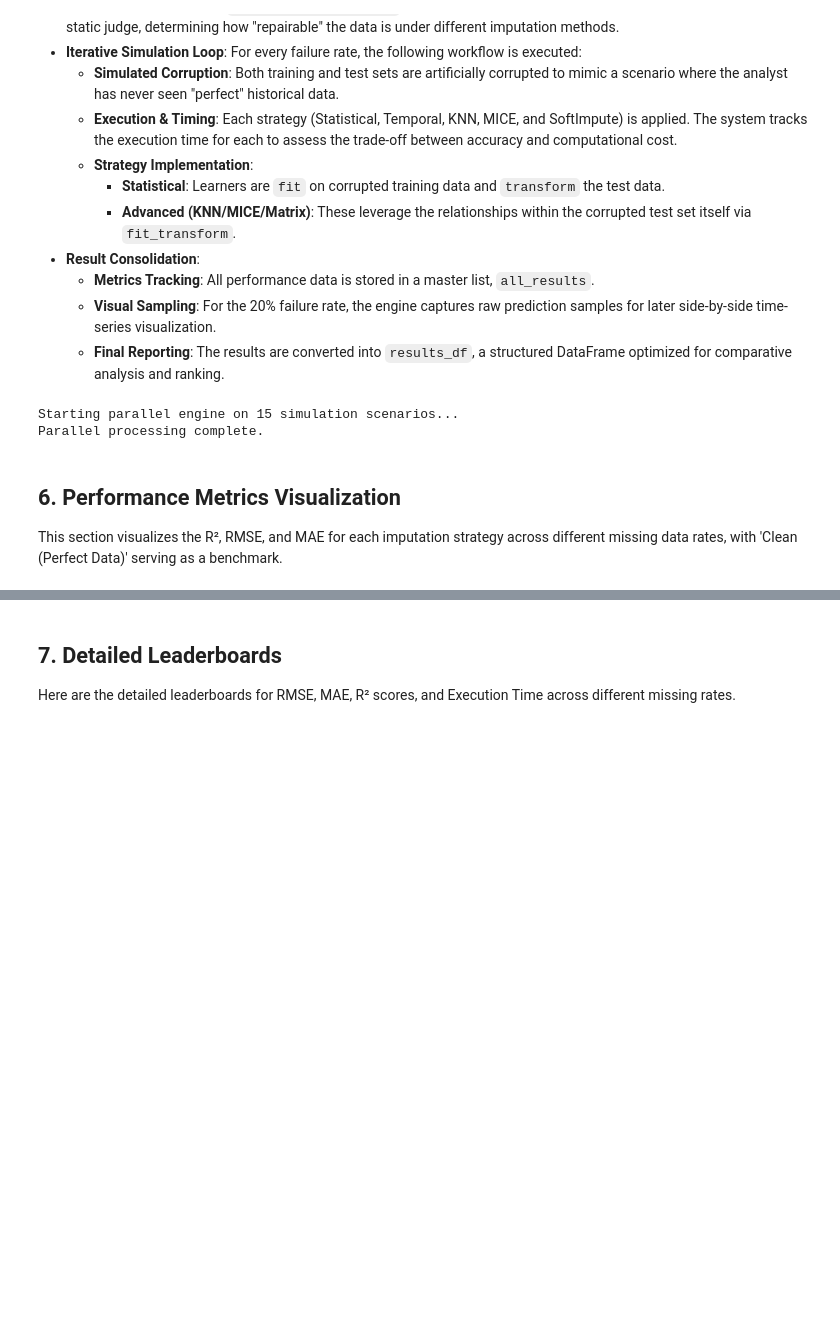
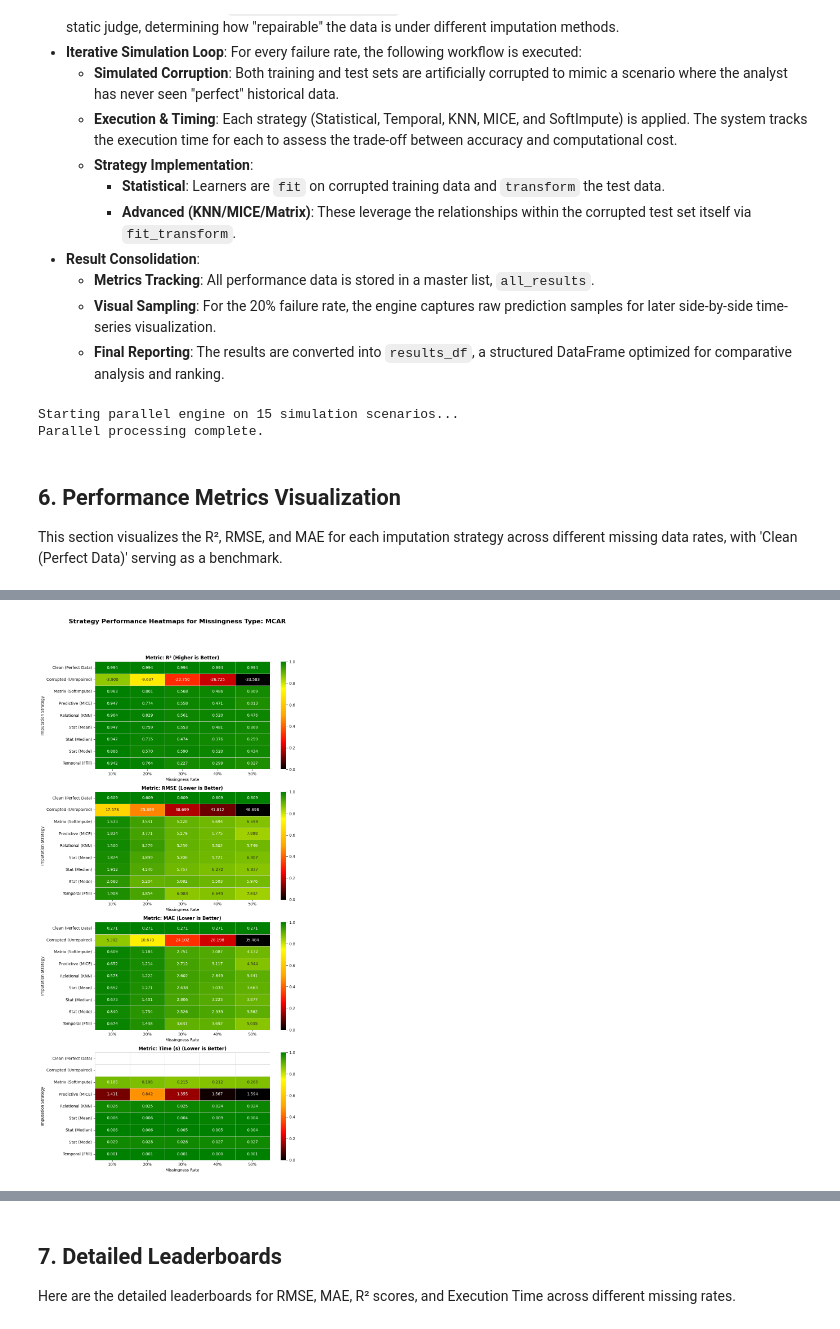
Before and after one commit to CarisR/CarisR, a Jupyter notebook: IoT_Sensor_Imputation_Benchmarking_2026.ipynb, the cells around one changed output, grey strips where cells are left out. Cells and saved outputs as stored; diff of their text form; code cells hidden in the pictures; blank space fills up the shorter version.

```diff
--- a/IoT_Sensor_Imputation_Benchmarking_2026.ipynb
+++ b/IoT_Sensor_Imputation_Benchmarking_2026.ipynb
@@ -449,0 +445,100 @@ plt.show()
+# %%
+import seaborn as sns
+import matplotlib.pyplot as plt
+import pandas as pd # Explicitly import pandas for pd.CategoricalIndex
+import numpy as np
+from matplotlib.colors import LinearSegmentedColormap
+
+def plot_expanded_heatmaps(df):
+    metrics_to_plot = {
+        'R²': {'higher_is_better': True},
+        'RMSE': {'higher_is_better': False},
+        'MAE': {'higher_is_better': False},
+        'Time (s)': {'higher_is_better': False}
+    }
+    missing_types = df['Type'].unique()
+
+    # Define custom colormaps based on Green for better, Black for worse
+    # For all metrics: Black (worst) -> Red -> Orange -> Yellow -> Green (best)
+    # The normalization ensures that 0 is always 'worst' and 1 is always 'best'.
+    custom_cmap = LinearSegmentedColormap.from_list("custom_gradient",
+                                                        ["black", "red", "orange", "yellow", "green"])
+
+    # Removed filtering of 'Clean (Perfect Data)' and 'Corrupted (Unrepaired)'
+    filtered_df = df.copy()
+
+    # Create a figure for each missingness type, containing subplots for each metric
+    for m_type in missing_types:
+        fig, axes = plt.subplots(len(metrics_to_plot), 1, figsize=(10, 5 * len(metrics_to_plot)))
+        fig.suptitle(f'Strategy Performance Heatmaps for Missingness Type: {m_type}', fontsize=16, fontweight='bold', y=1.02)
+        if len(metrics_to_plot) == 1: # Handle case of single subplot
+            axes = [axes]
+
+        for i, (metric, properties) in enumerate(metrics_to_plot.items()):
+            ax = axes[i]
+
+            # Filter for the current missingness type
+            type_filtered_df = filtered_df[filtered_df['Type'] == m_type]
+
+            # Pivot data: Strategy as index, Rate as columns, metric values
+            # Ensure 'Rate' column is sorted numerically for better visualization
+            pivot_data = type_filtered_df.pivot_table(index='Strategy', columns='Rate', values=metric, aggfunc='mean')
+            pivot_data.columns = pd.CategoricalIndex(pivot_data.columns, ordered=True, categories=sorted(pivot_data.columns, key=lambda x: int(x[:-1])))
+            pivot_data = pivot_data.sort_index(axis=1)
+
+            # Prepare data for annotation and normalization
+            annot_data = pivot_data.copy()
+            norm_data = pivot_data.copy()
+
+            # Special handling for 'Time (s)' to de-emphasize 'Clean' and 'Corrupted'
+            if metric == 'Time (s)':
+                imputation_strategies = pivot_data[~pivot_data.index.isin(['Clean (Perfect Data)', 'Corrupted (Unrepaired)'])]
+                if not imputation_strategies.empty:
+                    min_val = imputation_strategies.min().min()
+                    max_val = imputation_strategies.max().max()
+                else:
+                    min_val = 0
+                    max_val = 1 # Default if no imputation strategies exist
+
+                if max_val == min_val: # Avoid division by zero
+                    # If all imputation strategies have same time, set all to neutral
+                    norm_data = 0.5
+                else:
+                    # Normalize only imputation strategies based on their min/max
+                    if properties['higher_is_better']:
+                        norm_data[~norm_data.index.isin(['Clean (Perfect Data)', 'Corrupted (Unrepaired)'])] = \
+                            (norm_data[~norm_data.index.isin(['Clean (Perfect Data)', 'Corrupted (Unrepaired)'])] - min_val) / (max_val - min_val)
+                    else: # lower is better
+                        norm_data[~norm_data.index.isin(['Clean (Perfect Data)', 'Corrupted (Unrepaired)'])] = \
+                            (max_val - norm_data[~norm_data.index.isin(['Clean (Perfect Data)', 'Corrupted (Unrepaired)'])] ) / (max_val - min_val)
+
+                # Set 'Clean' and 'Corrupted' to NaN in normalized data for coloring, but keep annotation
+                norm_data.loc[['Clean (Perfect Data)', 'Corrupted (Unrepaired)'], :] = np.nan
+
+            else: # Standard normalization for other metrics
+                min_val = norm_data.min().min()
+                max_val = norm_data.max().max()
+
+                if min_val == max_val: # Avoid division by zero if all values are the same
+                    norm_data = 0.5 # Neutral color
+                elif properties['higher_is_better']:
+                    norm_data = (norm_data - min_val) / (max_val - min_val)
+                else: # lower is better
+                    norm_data = (max_val - norm_data) / (max_val - min_val)
+
+            # Use the single custom colormap as normalization ensures 0=worst, 1=best
+            cmap = custom_cmap
+
+            title_suffix = '(Higher is Better)' if properties['higher_is_better'] else '(Lower is Better)'
+            sns.heatmap(norm_data, annot=annot_data, fmt=".3f", cmap=cmap, cbar=True, ax=ax, linewidths=.5, linecolor='lightgray')
+            ax.set_title(f"Metric: {metric} {title_suffix}", fontweight='bold')
+            ax.set_xlabel("Missingness Rate")
+            ax.set_ylabel("Imputation Strategy")
+
+        plt.tight_layout(rect=[0, 0.03, 1, 0.98]) # Adjust layout to make space for suptitle
+        plt.show()
+
+# Call the function with the results_df
+plot_expanded_heatmaps(results_df)
+# %% [output]
+[figure, added]
```
Also changed, not shown: parts of 5 cells of this notebook.
